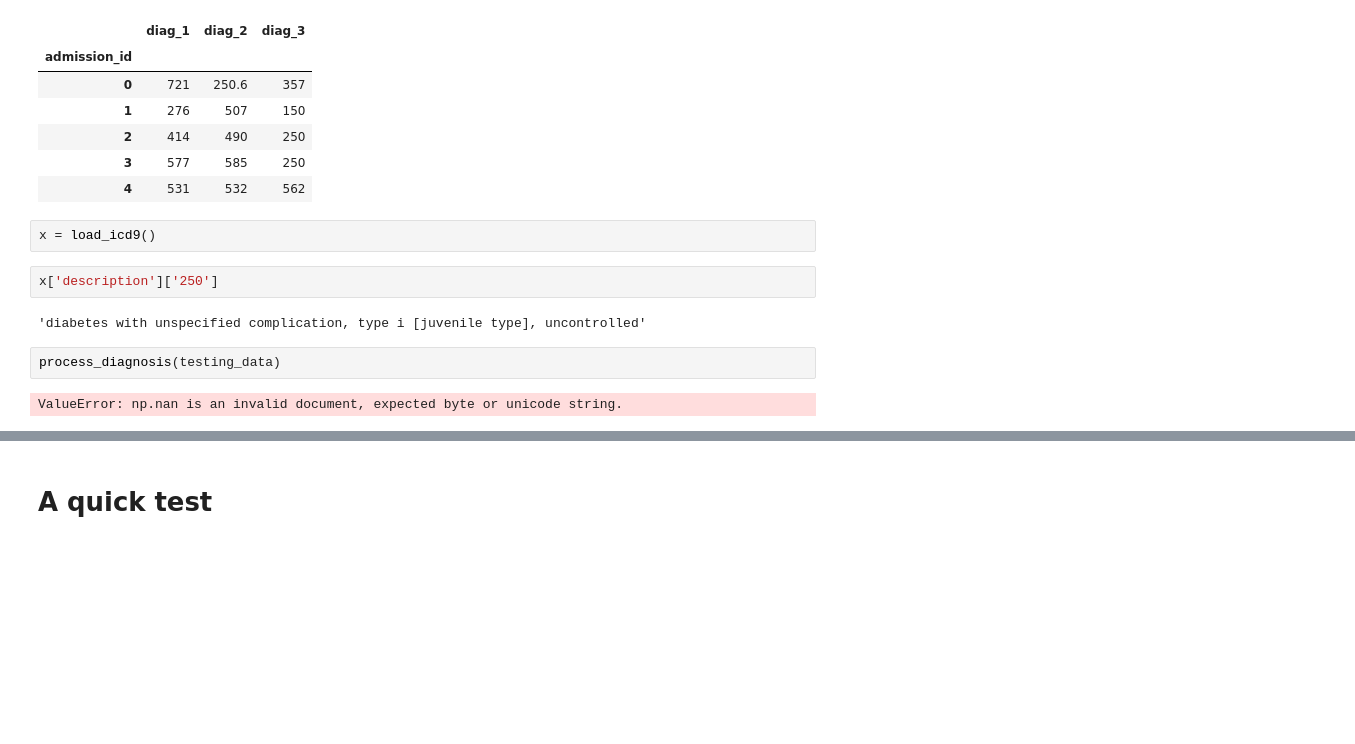
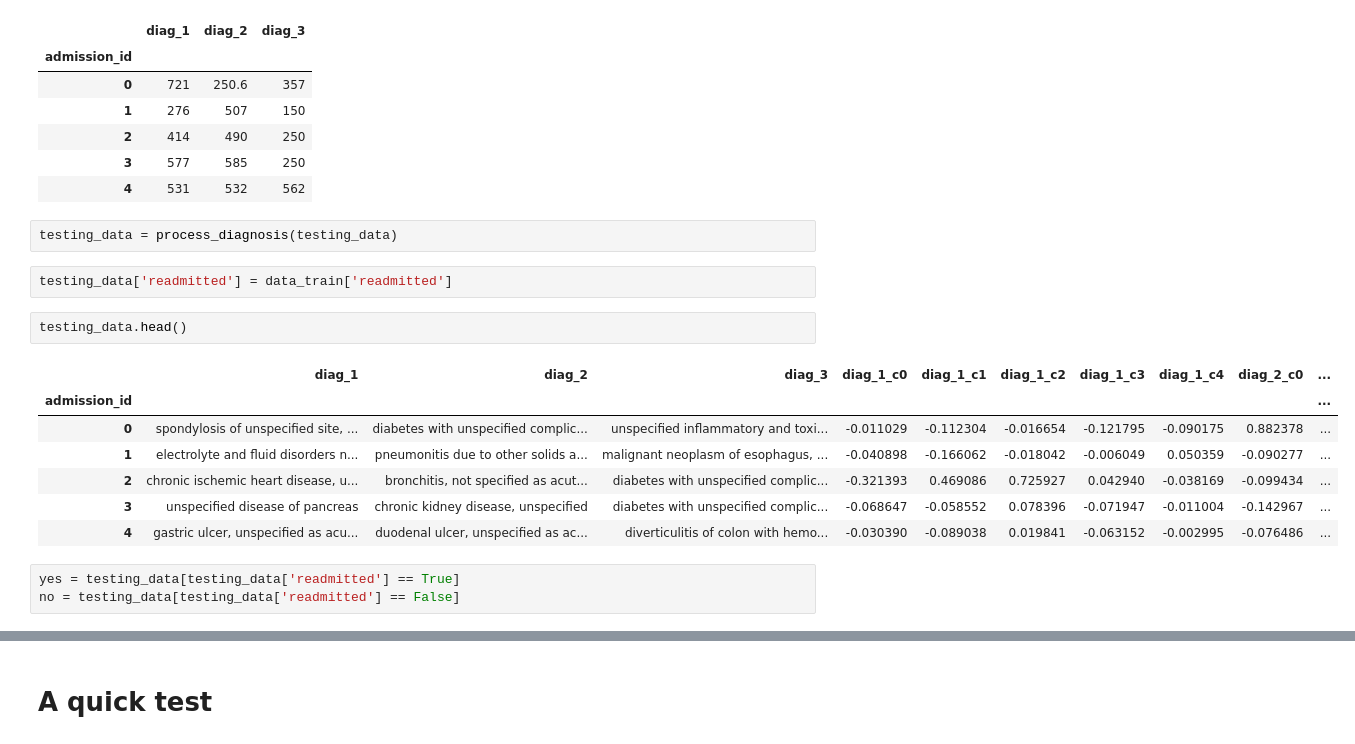
Before and after one commit to ypandya4/hazel_bazel_hospital_DS_project, a Jupyter notebook: Feature Engineering data cleaning and pipeline elements.ipynb, the cells around one changed output, grey strips where cells are left out. Saved outputs shown, nothing was run; the diff lists cells and outputs as text; blank space fills up the shorter version.

```diff
--- a/Feature Engineering data cleaning and pipeline elements.ipynb
+++ b/Feature Engineering data cleaning and pipeline elements.ipynb
@@ -569,13 +570,20 @@ testing_data.head()
 | 2 | 414 | 490 | 250 |
 | 3 | 577 | 585 | 250 |
 | 4 | 531 | 532 | 562 |
-# %%
-x = load_icd9()
-# %%
-x['description']['250']
-# %% [output]
-'diabetes with unspecified complication, type i [juvenile type], uncontrolled'
 # %%
-process_diagnosis(testing_data)
+testing_data = process_diagnosis(testing_data)
-# %% [output]
-ValueError: np.nan is an invalid document, expected byte or unicode string.
+# %%
+testing_data['readmitted'] = data_train['readmitted']
+# %%
+testing_data.head()
+# %% [output]
+|  | diag_1 | diag_2 | diag_3 | diag_1_c0 | diag_1_c1 | diag_1_c2 | diag_1_c3 | diag_1_c4 | diag_2_c0 | ... |
+| admission_id |  |  |  |  |  |  |  |  |  | ... |
+| 0 | spondylosis of unspecified site, ... | diabetes with unspecified complic... | unspecified inflammatory and toxi... | -0.011029 | -0.112304 | -0.016654 | -0.121795 | -0.090175 | 0.882378 | ... |
+| 1 | electrolyte and fluid disorders n... | pneumonitis due to other solids a... | malignant neoplasm of esophagus, ... | -0.040898 | -0.166062 | -0.018042 | -0.006049 | 0.050359 | -0.090277 | ... |
+| 2 | chronic ischemic heart disease, u... | bronchitis, not specified as acut... | diabetes with unspecified complic... | -0.321393 | 0.469086 | 0.725927 | 0.042940 | -0.038169 | -0.099434 | ... |
+| 3 | unspecified disease of pancreas | chronic kidney disease, unspecified | diabetes with unspecified complic... | -0.068647 | -0.058552 | 0.078396 | -0.071947 | -0.011004 | -0.142967 | ... |
+| 4 | gastric ulcer, unspecified as acu... | duodenal ulcer, unspecified as ac... | diverticulitis of colon with hemo... | -0.030390 | -0.089038 | 0.019841 | -0.063152 | -0.002995 | -0.076486 | ... |
+# %%
+yes = testing_data[testing_data['readmitted'] == True]
+no = testing_data[testing_data['readmitted'] == False]
```
Also changed, not shown: parts of 5 cells of this notebook, 6 other files.
